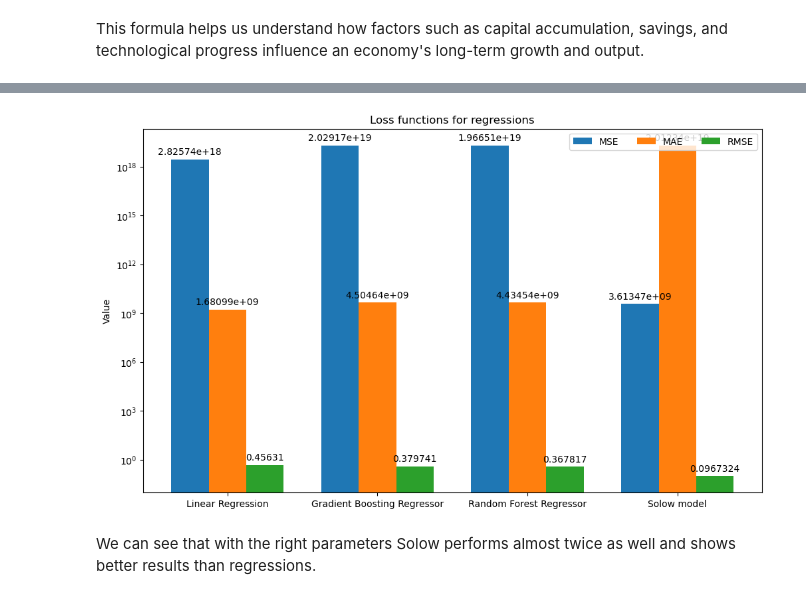
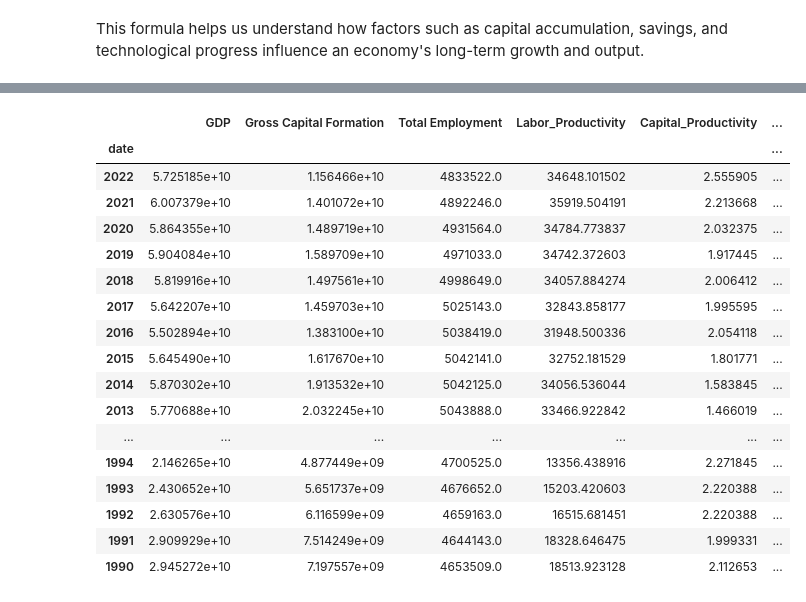
Before and after one commit to basecl/DA, a Jupyter notebook: Belarusian analys and prediction GDP/da_ml.ipynb, the cells around one changed output, grey strips where cells are left out. Cells and saved outputs as stored; diff of their text form; code cells hidden in the pictures.

```diff
--- a/Belarusian analys and prediction GDP/da_ml.ipynb
+++ b/Belarusian analys and prediction GDP/da_ml.ipynb
@@ -303,0 +174,4 @@ Where:
+# %%
+Y_prime = np.log(Y)
+K_prime = np.log(K)
+L_prime = np.log(L)
@@ -303,0 +180,3 @@ Where:
+# %%
+X_prime = np.column_stack((K_prime, L_prime))
+model = LinearRegression().fit(X_prime, Y_prime)
@@ -353,6 +197,0 @@ Name: GDP, dtype: float64
-# %%
-Loss_Plot(Solov_model,summary_metrics)
-# %% [output]
-[figure, removed]
-# %% [markdown]
-We can see that with the right parameters Solow performs almost twice as well and shows better results than regressions.
@@ -358,0 +205,21 @@ We can see that with the right parameters Solow performs almost twice as well an
+# %%
+df
+# %% [output]
+|  | GDP | Gross Capital Formation | Total Employment | Labor_Productivity | Capital_Productivity | ... |
+| date |  |  |  |  |  | ... |
+| 2022 | 5.725185e+10 | 1.156466e+10 | 4833522.0 | 34648.101502 | 2.555905 | ... |
+| 2021 | 6.007379e+10 | 1.401072e+10 | 4892246.0 | 35919.504191 | 2.213668 | ... |
+| 2020 | 5.864355e+10 | 1.489719e+10 | 4931564.0 | 34784.773837 | 2.032375 | ... |
+| 2019 | 5.904084e+10 | 1.589709e+10 | 4971033.0 | 34742.372603 | 1.917445 | ... |
+| 2018 | 5.819916e+10 | 1.497561e+10 | 4998649.0 | 34057.884274 | 2.006412 | ... |
+| 2017 | 5.642207e+10 | 1.459703e+10 | 5025143.0 | 32843.858177 | 1.995595 | ... |
+| 2016 | 5.502894e+10 | 1.383100e+10 | 5038419.0 | 31948.500336 | 2.054118 | ... |
+| 2015 | 5.645490e+10 | 1.617670e+10 | 5042141.0 | 32752.181529 | 1.801771 | ... |
+| 2014 | 5.870302e+10 | 1.913532e+10 | 5042125.0 | 34056.536044 | 1.583845 | ... |
+| 2013 | 5.770688e+10 | 2.032245e+10 | 5043888.0 | 33466.922842 | 1.466019 | ... |
+| ... | ... | ... | ... | ... | ... | ... |
+| 1994 | 2.146265e+10 | 4.877449e+09 | 4700525.0 | 13356.438916 | 2.271845 | ... |
+| 1993 | 2.430652e+10 | 5.651737e+09 | 4676652.0 | 15203.420603 | 2.220388 | ... |
+| 1992 | 2.630576e+10 | 6.116599e+09 | 4659163.0 | 16515.681451 | 2.220388 | ... |
+| 1991 | 2.909929e+10 | 7.514249e+09 | 4644143.0 | 18328.646475 | 1.999331 | ... |
+| 1990 | 2.945272e+10 | 7.197557e+09 | 4653509.0 | 18513.923128 | 2.112653 | ... |
```
Also changed, not shown: parts of 59 cells of this notebook, 2 other files.
